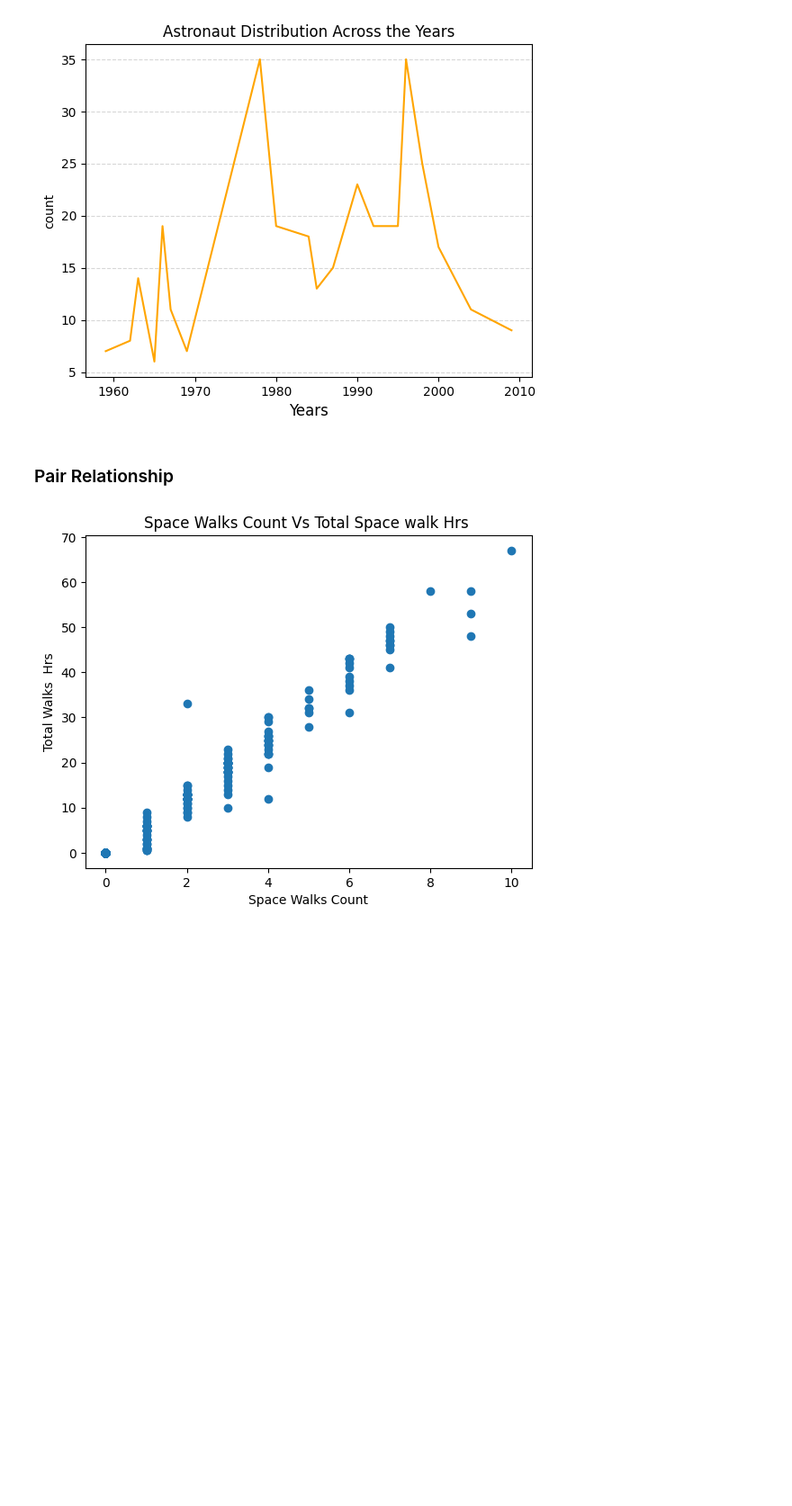
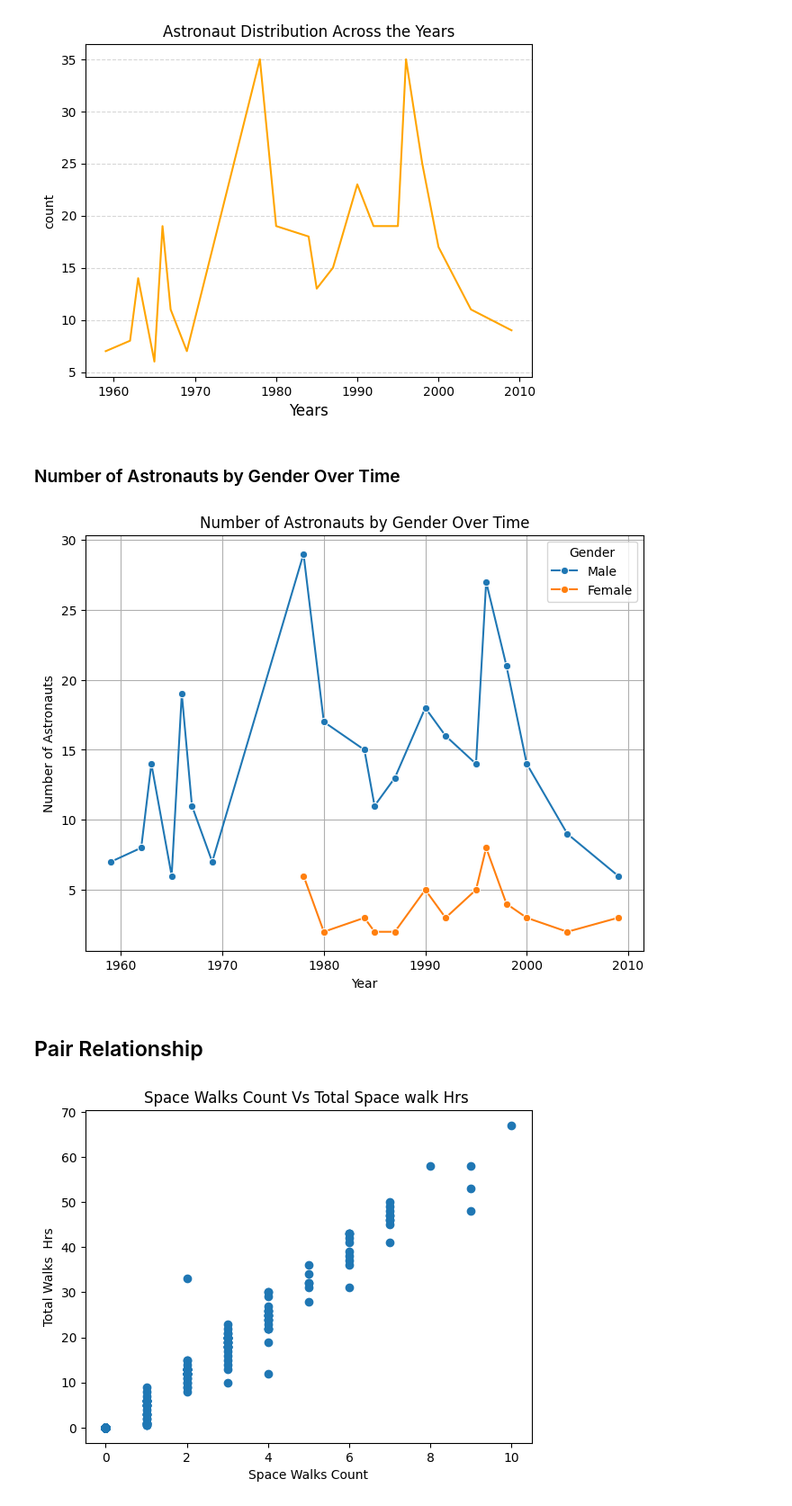
Before and after one commit to mahnraslam/EDA_on_NASA_astronauts_data, a Jupyter notebook: astronauts.ipynb, the cells around one changed output. Shown at 90% size. Saved outputs shown, nothing was run; the diff lists cells and outputs as text; code cells hidden in the pictures; blank space fills up the shorter version.

```diff
--- a/astronauts.ipynb
+++ b/astronauts.ipynb
@@ -106,8 +106,23 @@ plt.grid(axis='y', linestyle='--', alpha=0.5)
 plt.show()
 # %% [output]
 [figure]
+# %% [markdown]
+### Number of Astronauts by Gender Over Time
+# %%
+gender_trend = df_astronauts.groupby(['Year', 'Gender']).size().reset_index(name='Count')
+plt.figure(figsize=(8, 6))
+sns.lineplot(data=gender_trend, x='Year', y='Count', hue='Gender', marker='o')
+
+plt.title('Number of Astronauts by Gender Over Time')
+plt.xlabel('Year')
+plt.ylabel('Number of Astronauts')
+plt.legend(title='Gender')
+plt.grid(True)
+plt.show()
+# %% [output]
+[figure, added]
 # %% [markdown]
-### Pair Relationship
+## Pair Relationship
 # %%
 
 plt.scatter(x = df_astronauts['Space Walks'] ,y = df_astronauts['Space Walks (hr)'] )
```
Also changed, not shown: parts of 5 cells of this notebook.
